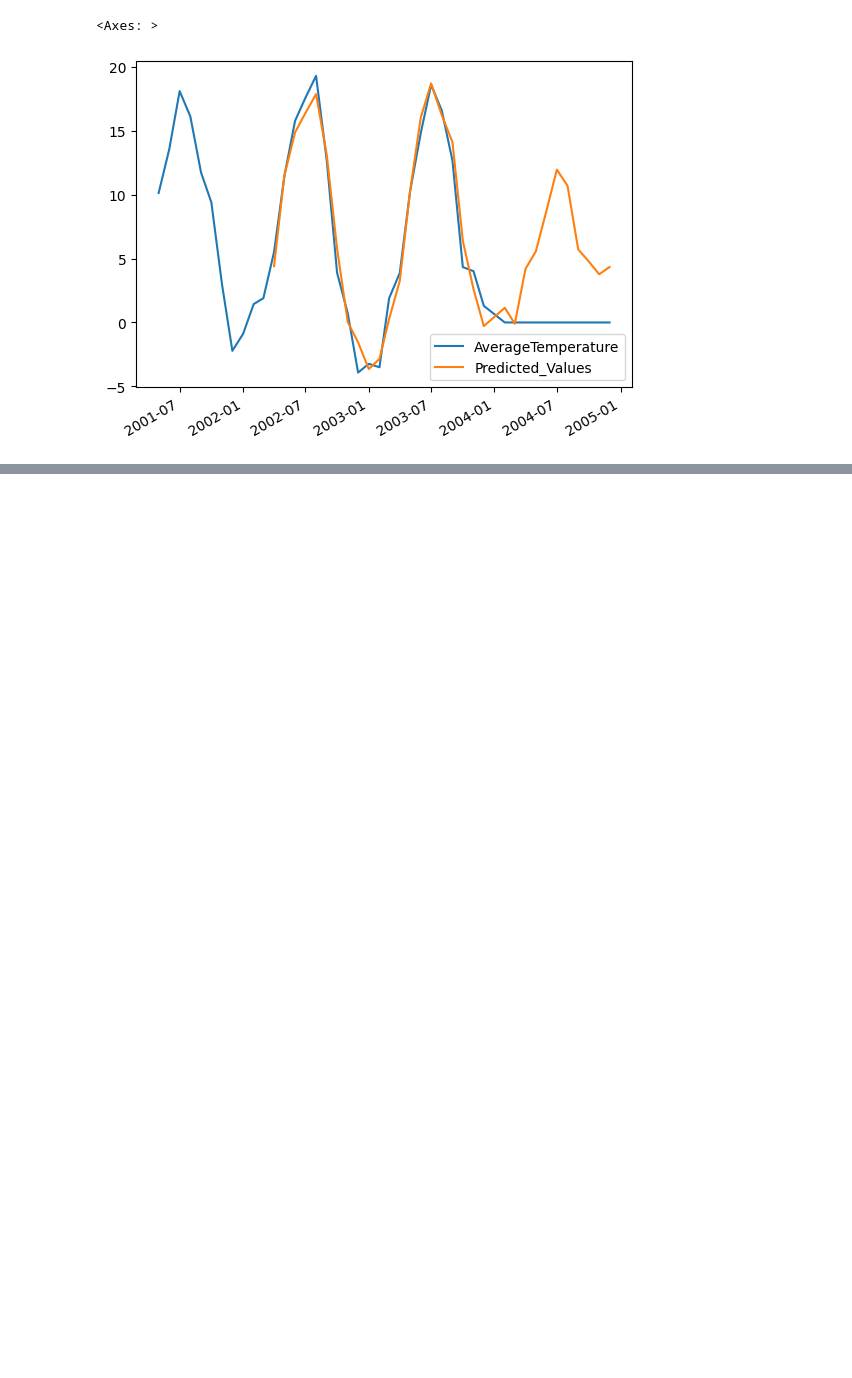
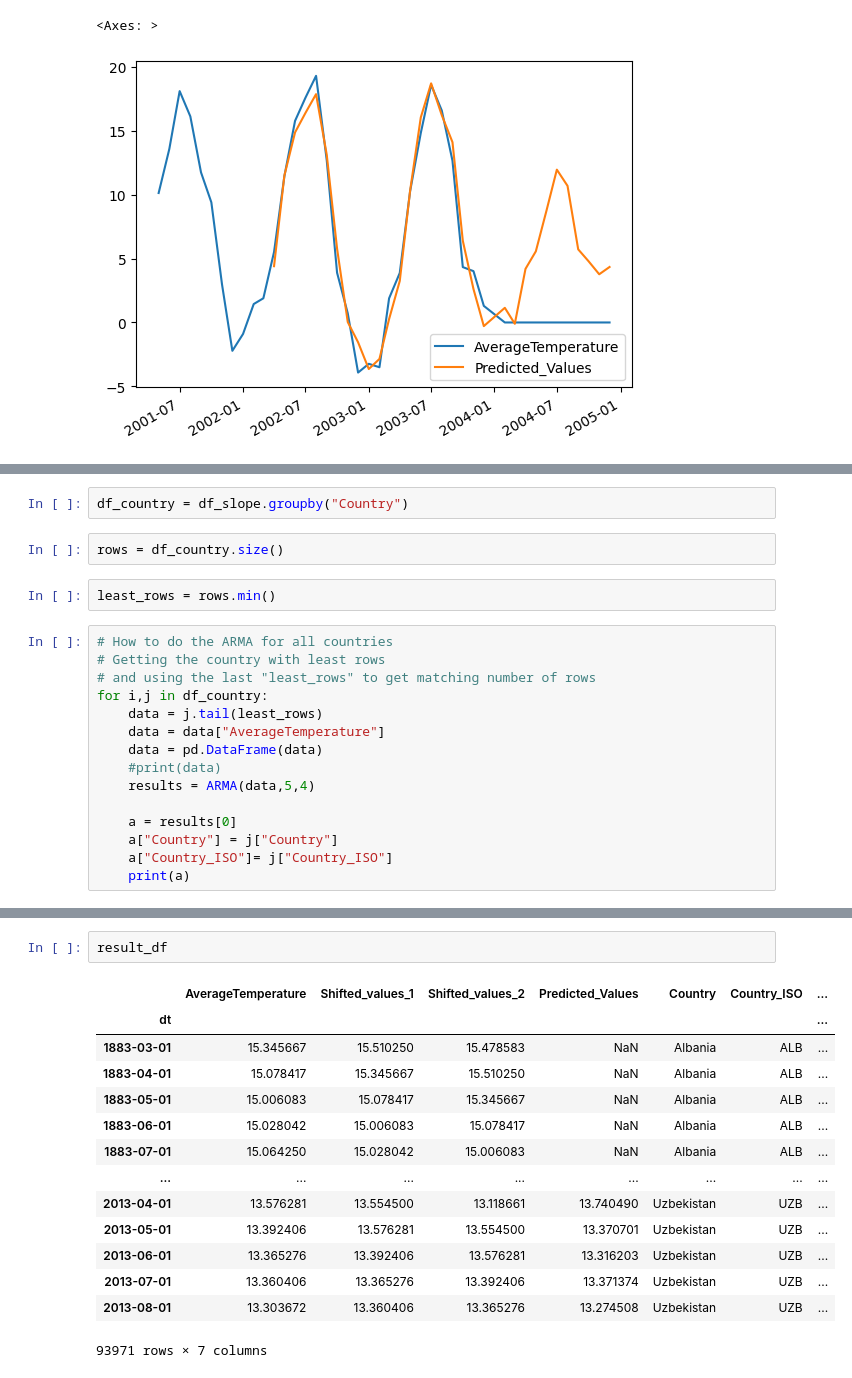
Before and after one commit to CyberStefNef/World_Temperature_Analysis, a Jupyter notebook: arima.ipynb, the cells around one changed output, grey strips where cells are left out. Cells and saved outputs as stored; diff of their text form; blank space fills up the shorter version.

```diff
--- a/arima.ipynb
+++ b/arima.ipynb
@@ -821,0 +978,21 @@ Forecasted value for X=9: 10.00
+# %%
+df_country = df_slope.groupby("Country")
+# %%
+rows = df_country.size()
+# %%
+least_rows = rows.min()
+# %%
+# How to do the ARMA for all countries
+# Getting the country with least rows
+# and using the last "least_rows" to get matching number of rows
+for i,j in df_country:
+    data = j.tail(least_rows)
+    data = data["AverageTemperature"]
+    data = pd.DataFrame(data)
+    #print(data)
+    results = ARMA(data,5,4)
+
+    a = results[0]
+    a["Country"] = j["Country"]
+    a["Country_ISO"]= j["Country_ISO"]
+    print(a)
@@ -821,0 +1184,17 @@ Forecasted value for X=9: 10.00
+# %%
+result_df
+# %% [output]
+|  | AverageTemperature | Shifted_values_1 | Shifted_values_2 | Predicted_Values | Country | Country_ISO | ... |
+| dt |  |  |  |  |  |  | ... |
+| 1883-03-01 | 15.345667 | 15.510250 | 15.478583 | NaN | Albania | ALB | ... |
+| 1883-04-01 | 15.078417 | 15.345667 | 15.510250 | NaN | Albania | ALB | ... |
+| 1883-05-01 | 15.006083 | 15.078417 | 15.345667 | NaN | Albania | ALB | ... |
+| 1883-06-01 | 15.028042 | 15.006083 | 15.078417 | NaN | Albania | ALB | ... |
+| 1883-07-01 | 15.064250 | 15.028042 | 15.006083 | NaN | Albania | ALB | ... |
+| ... | ... | ... | ... | ... | ... | ... | ... |
+| 2013-04-01 | 13.576281 | 13.554500 | 13.118661 | 13.740490 | Uzbekistan | UZB | ... |
+| 2013-05-01 | 13.392406 | 13.576281 | 13.554500 | 13.370701 | Uzbekistan | UZB | ... |
+| 2013-06-01 | 13.365276 | 13.392406 | 13.576281 | 13.316203 | Uzbekistan | UZB | ... |
+| 2013-07-01 | 13.360406 | 13.365276 | 13.392406 | 13.371374 | Uzbekistan | UZB | ... |
+| 2013-08-01 | 13.303672 | 13.360406 | 13.365276 | 13.274508 | Uzbekistan | UZB | ... |
+93971 rows × 7 columns
```
Also changed, not shown: parts of 35 cells of this notebook, 2 other files.
